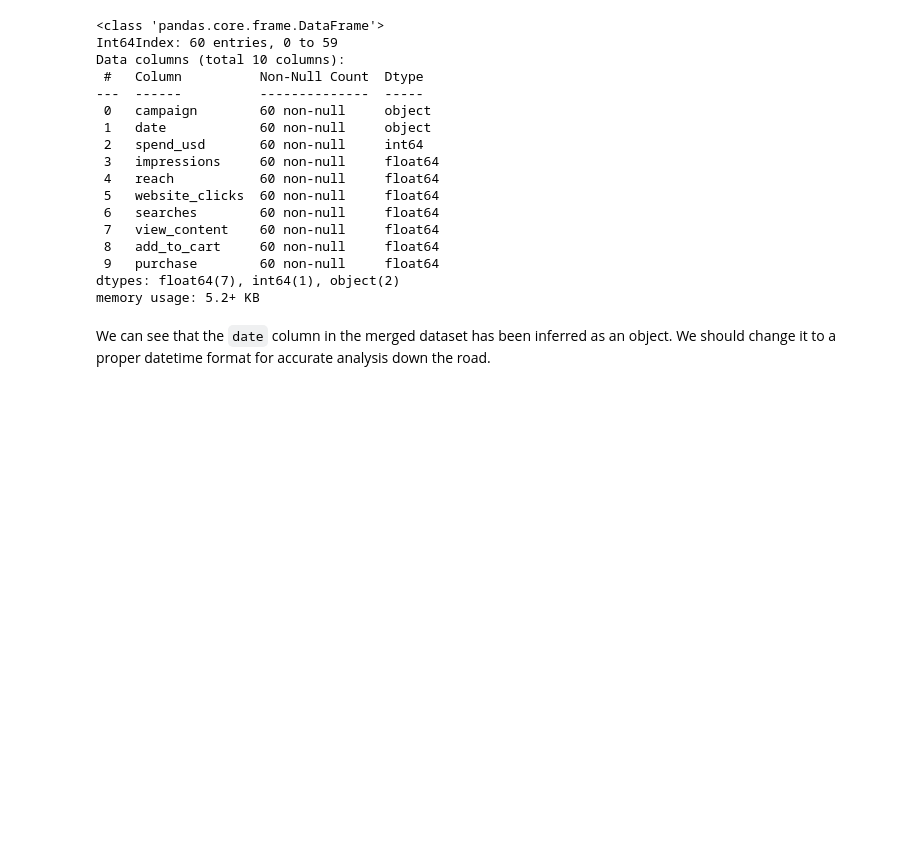
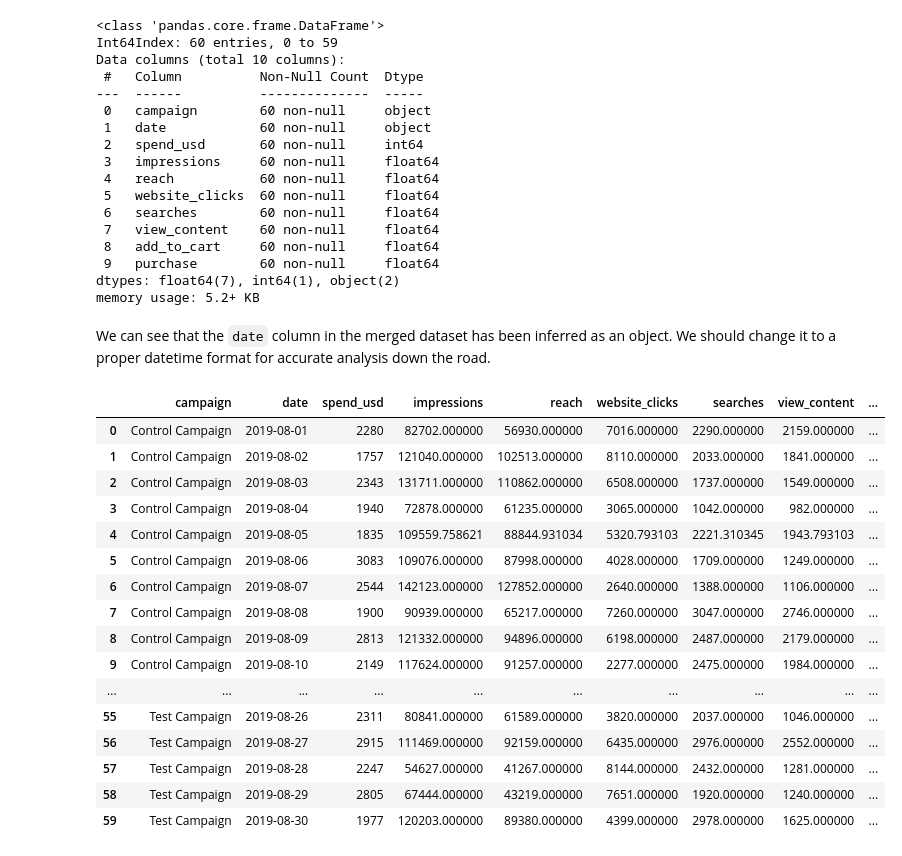
Before and after one commit to Rafsan7238/Data-Analysis_Data-Science_Projects, a Jupyter notebook: Python Projects/Website Landing Page A:B Testing/E-Commerce Website A:B Testing.ipynb, the cells around one changed output. Saved outputs shown, nothing was run; the diff lists cells and outputs as text; code cells hidden in the pictures; blank space fills up the shorter version.

Commit message:
Changed date to datetime

```diff
--- a/Python Projects/Website Landing Page A:B Testing/E-Commerce Website A:B Testing.ipynb
+++ b/Python Projects/Website Landing Page A:B Testing/E-Commerce Website A:B Testing.ipynb
@@ -255,3 +255,25 @@ dtypes: float64(7), int64(1), object(2)
 memory usage: 5.2+ KB
 # %% [markdown]
 We can see that the `date` column in the merged dataset has been inferred as an object. We should change it to a proper datetime format for accurate analysis down the road.
+# %%
+# convert date column to datetime
+merged_data['date'] = pd.to_datetime(merged_data['date'], dayfirst = True)
+merged_data
+# %% [output]
+|  | campaign | date | spend_usd | impressions | reach | website_clicks | searches | view_content | ... |
+| 0 | Control Campaign | 2019-08-01 | 2280 | 82702.000000 | 56930.000000 | 7016.000000 | 2290.000000 | 2159.000000 | ... |
+| 1 | Control Campaign | 2019-08-02 | 1757 | 121040.000000 | 102513.000000 | 8110.000000 | 2033.000000 | 1841.000000 | ... |
+| 2 | Control Campaign | 2019-08-03 | 2343 | 131711.000000 | 110862.000000 | 6508.000000 | 1737.000000 | 1549.000000 | ... |
+| 3 | Control Campaign | 2019-08-04 | 1940 | 72878.000000 | 61235.000000 | 3065.000000 | 1042.000000 | 982.000000 | ... |
+| 4 | Control Campaign | 2019-08-05 | 1835 | 109559.758621 | 88844.931034 | 5320.793103 | 2221.310345 | 1943.793103 | ... |
+| 5 | Control Campaign | 2019-08-06 | 3083 | 109076.000000 | 87998.000000 | 4028.000000 | 1709.000000 | 1249.000000 | ... |
+| 6 | Control Campaign | 2019-08-07 | 2544 | 142123.000000 | 127852.000000 | 2640.000000 | 1388.000000 | 1106.000000 | ... |
+| 7 | Control Campaign | 2019-08-08 | 1900 | 90939.000000 | 65217.000000 | 7260.000000 | 3047.000000 | 2746.000000 | ... |
+| 8 | Control Campaign | 2019-08-09 | 2813 | 121332.000000 | 94896.000000 | 6198.000000 | 2487.000000 | 2179.000000 | ... |
+| 9 | Control Campaign | 2019-08-10 | 2149 | 117624.000000 | 91257.000000 | 2277.000000 | 2475.000000 | 1984.000000 | ... |
+| ... | ... | ... | ... | ... | ... | ... | ... | ... | ... |
+| 55 | Test Campaign | 2019-08-26 | 2311 | 80841.000000 | 61589.000000 | 3820.000000 | 2037.000000 | 1046.000000 | ... |
+| 56 | Test Campaign | 2019-08-27 | 2915 | 111469.000000 | 92159.000000 | 6435.000000 | 2976.000000 | 2552.000000 | ... |
+| 57 | Test Campaign | 2019-08-28 | 2247 | 54627.000000 | 41267.000000 | 8144.000000 | 2432.000000 | 1281.000000 | ... |
+| 58 | Test Campaign | 2019-08-29 | 2805 | 67444.000000 | 43219.000000 | 7651.000000 | 1920.000000 | 1240.000000 | ... |
+| 59 | Test Campaign | 2019-08-30 | 1977 | 120203.000000 | 89380.000000 | 4399.000000 | 2978.000000 | 1625.000000 | ... |
```
Also changed, not shown: parts of 1 cell of this notebook.
